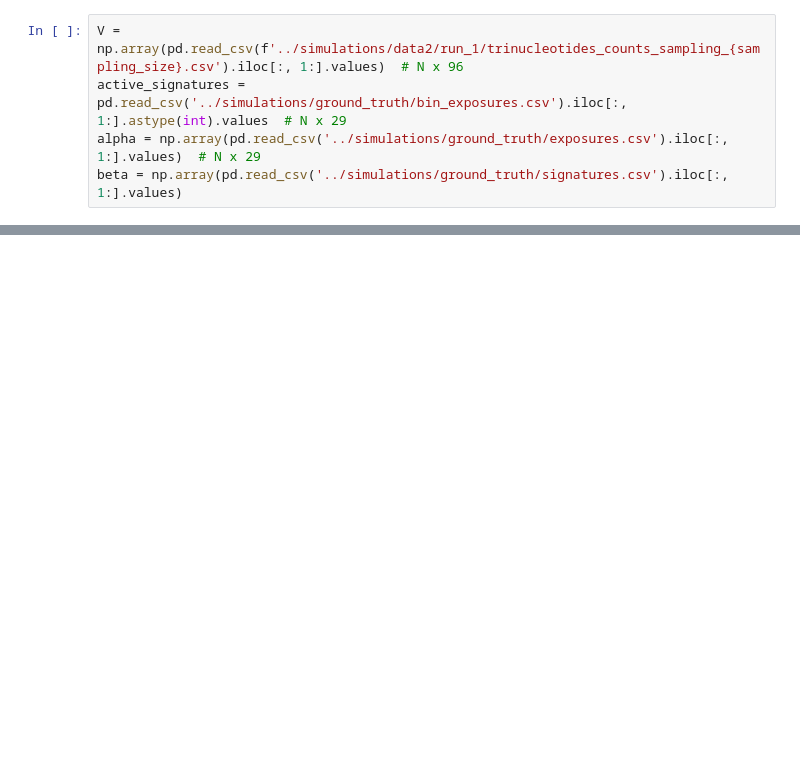
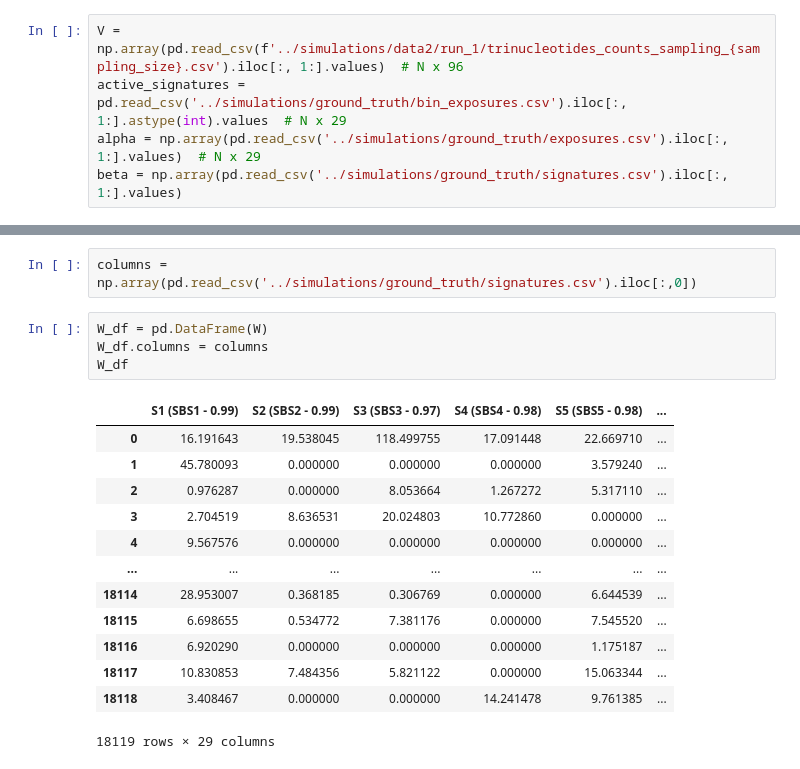
Before and after one commit to MassimoZarantonello2/SignatureInference, a Jupyter notebook: scripts/5_exposrue_sota_comparison.ipynb, the cells around one changed output, grey strips where cells are left out. Drawn from its saved outputs; the diff is of its cells as text; blank space fills up the shorter version.

```diff
--- a/scripts/5_exposrue_sota_comparison.ipynb
+++ b/scripts/5_exposrue_sota_comparison.ipynb
@@ -106,3 +112,23 @@ Predicting with TabularPredictor for label: S8 (SBS8 - 0.92) ...
+# %%
+columns = np.array(pd.read_csv('../simulations/ground_truth/signatures.csv').iloc[:,0])
+# %%
+W_df = pd.DataFrame(W)
+W_df.columns = columns
+W_df
+# %% [output]
+|  | S1 (SBS1 - 0.99) | S2 (SBS2 - 0.99) | S3 (SBS3 - 0.97) | S4 (SBS4 - 0.98) | S5 (SBS5 - 0.98) | ... |
+| 0 | 16.191643 | 19.538045 | 118.499755 | 17.091448 | 22.669710 | ... |
+| 1 | 45.780093 | 0.000000 | 0.000000 | 0.000000 | 3.579240 | ... |
+| 2 | 0.976287 | 0.000000 | 8.053664 | 1.267272 | 5.317110 | ... |
+| 3 | 2.704519 | 8.636531 | 20.024803 | 10.772860 | 0.000000 | ... |
+| 4 | 9.567576 | 0.000000 | 0.000000 | 0.000000 | 0.000000 | ... |
+| ... | ... | ... | ... | ... | ... | ... |
+| 18114 | 28.953007 | 0.368185 | 0.306769 | 0.000000 | 6.644539 | ... |
+| 18115 | 6.698655 | 0.534772 | 7.381176 | 0.000000 | 7.545520 | ... |
+| 18116 | 6.920290 | 0.000000 | 0.000000 | 0.000000 | 1.175187 | ... |
+| 18117 | 10.830853 | 7.484356 | 5.821122 | 0.000000 | 15.063344 | ... |
+| 18118 | 3.408467 | 0.000000 | 0.000000 | 14.241478 | 9.761385 | ... |
+18119 rows × 29 columns
 # %%
 sig_profiler_assignment = pd.read_csv(f'../results/sigProfilerAssignment/spa_{sampling_name}/Assignment_Solution_Activities.txt', sep='\t', index_col=0)
 sig_prof_prediction = np.array(sig_profiler_assignment)
```
Also changed, not shown: parts of 9 cells of this notebook, 2 other files.
